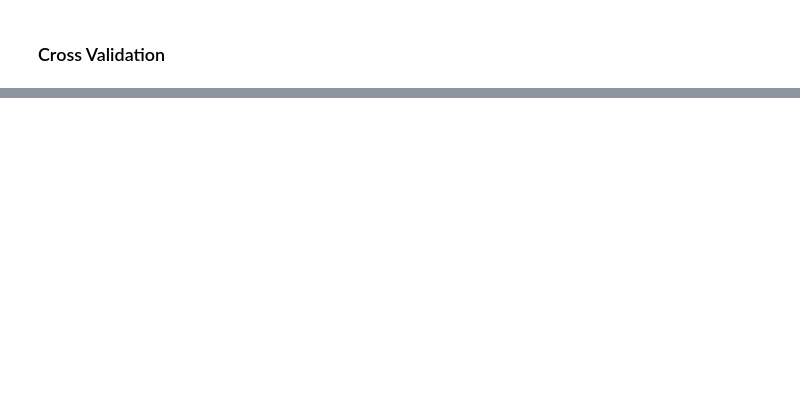
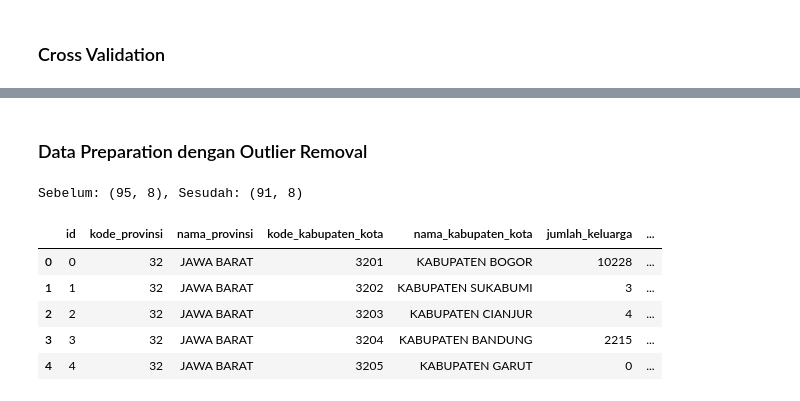
Before and after one commit to JunetzMasihBelajar/2025_AI_TI1B, a Jupyter notebook: Jobsheet7.ipynb, the cells around one changed output, grey strips where cells are left out. Saved outputs shown, nothing was run; the diff lists cells and outputs as text; code cells hidden in the pictures; blank space fills up the shorter version.

```diff
--- a/Jobsheet7.ipynb
+++ b/Jobsheet7.ipynb
@@ -200,0 +246,31 @@ Ukuran data uji: (184, 12)
+# %% [markdown]
+### Data Preparation dengan Outlier Removal
+# %%
+from scipy import stats
+import numpy as np
+
+# Salin data
+df_outlier = df.copy()
+
+# Pakai kolom numerik yang benar
+kolom_cek = ['jumlah_keluarga']
+
+# Hitung Z-score
+z_scores = np.abs(stats.zscore(df_outlier[kolom_cek]))
+
+# Tetapkan threshold
+threshold = 3
+
+# Hapus outlier berdasarkan kolom tersebut
+df_no_outliers = df_outlier[(z_scores < threshold).all(axis=1)]
+
+print(f"Sebelum: {df_outlier.shape}, Sesudah: {df_no_outliers.shape}")
+df_no_outliers.head()
+# %% [output]
+Sebelum: (95, 8), Sesudah: (91, 8)
+|  | id | kode_provinsi | nama_provinsi | kode_kabupaten_kota | nama_kabupaten_kota | jumlah_keluarga | ... |
+| 0 | 0 | 32 | JAWA BARAT | 3201 | KABUPATEN BOGOR | 10228 | ... |
+| 1 | 1 | 32 | JAWA BARAT | 3202 | KABUPATEN SUKABUMI | 3 | ... |
+| 2 | 2 | 32 | JAWA BARAT | 3203 | KABUPATEN CIANJUR | 4 | ... |
+| 3 | 3 | 32 | JAWA BARAT | 3204 | KABUPATEN BANDUNG | 2215 | ... |
+| 4 | 4 | 32 | JAWA BARAT | 3205 | KABUPATEN GARUT | 0 | ... |
```
Also changed, not shown: parts of 14 cells of this notebook.
